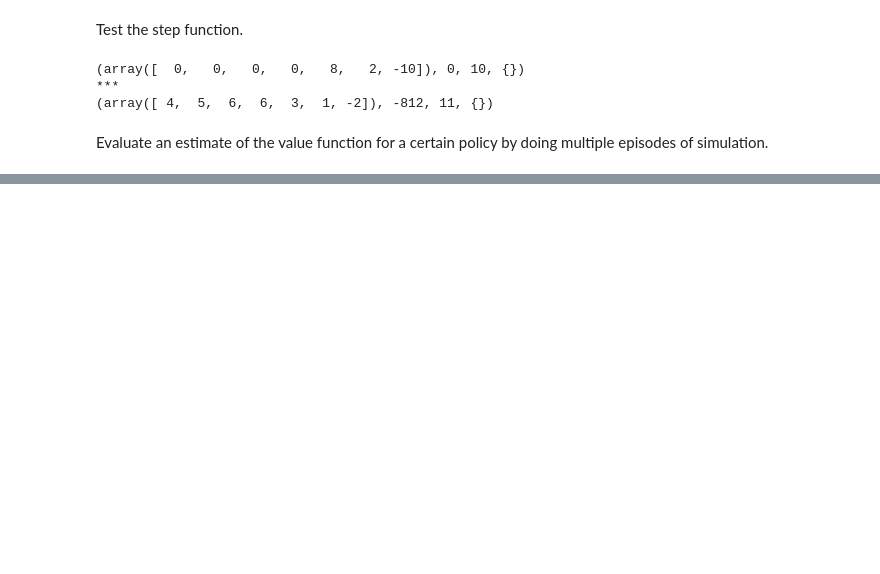
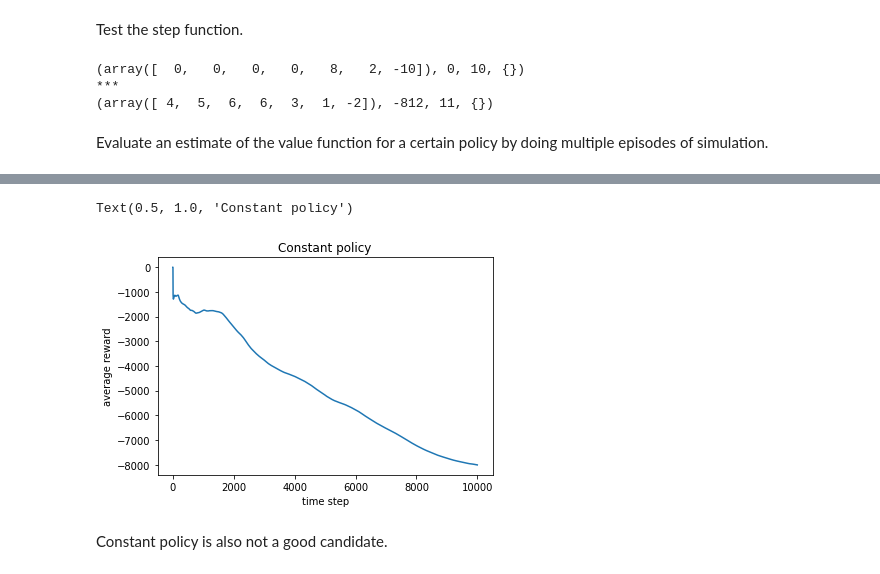
Before and after one commit to xixumei1226/dual-sourcing-rl, a Jupyter notebook: test.ipynb, the cells around one changed output, grey strips where cells are left out. Drawn from its saved outputs; the diff is of its cells as text; code cells hidden in the pictures; blank space fills up the shorter version.

```diff
--- a/test.ipynb
+++ b/test.ipynb
@@ -68,0 +98,11 @@ def evaluate(env, n_episodes, numiters, policy, *args):
+# %%
+def constant_policy(action):
+    return action
+# %%
+convergence_test(env, 10000, constant_policy, np.array([0,10]))
+plt.title('Constant policy')
+# %% [output]
+Text(0.5, 1.0, 'Constant policy')
+[figure, added]
+# %% [markdown]
+Constant policy is also not a good candidate.
```
Also changed, not shown: parts of 25 cells of this notebook, 1 other file.
